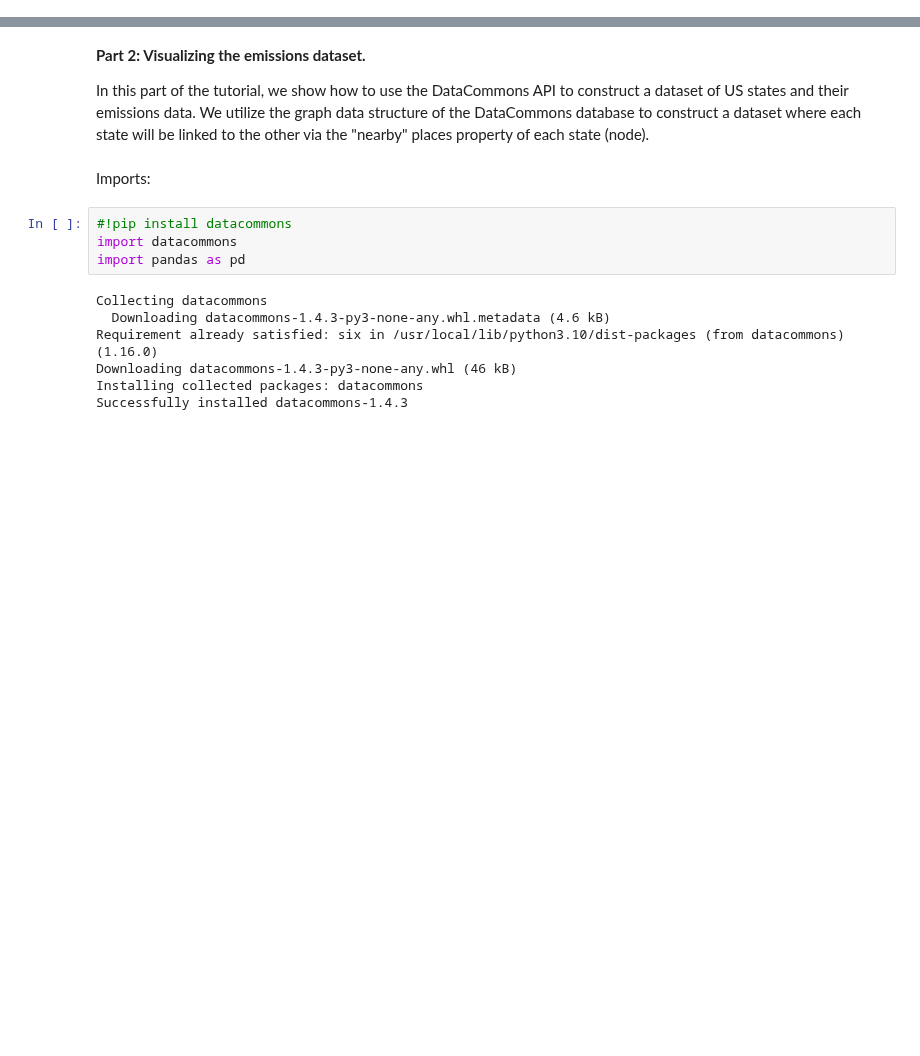
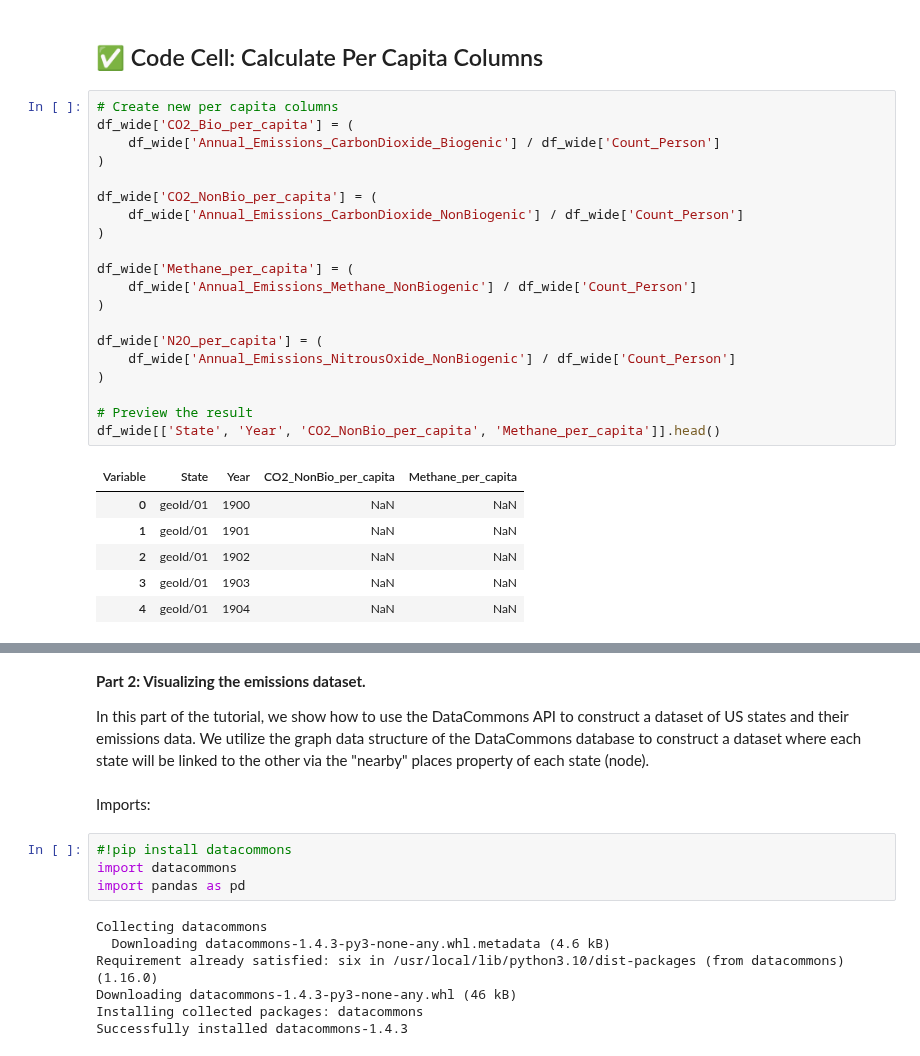
Before and after one commit to Nastiiasaenko/Data-Commons-, a Jupyter notebook: 02_environmental_exploration.ipynb, the cells around one changed output, grey strips where cells are left out. Cells and saved outputs as stored; diff of their text form; blank space fills up the shorter version.

```diff
--- a/02_environmental_exploration.ipynb
+++ b/02_environmental_exploration.ipynb
@@ -33,0 +281,29 @@ In this notebook, we’ll move beyond individual API calls and build a **multi-d
+# %% [markdown]
+## ✅ Code Cell: Calculate Per Capita Columns
+# %%
+# Create new per capita columns
+df_wide['CO2_Bio_per_capita'] = (
+    df_wide['Annual_Emissions_CarbonDioxide_Biogenic'] / df_wide['Count_Person']
+)
+
+df_wide['CO2_NonBio_per_capita'] = (
+    df_wide['Annual_Emissions_CarbonDioxide_NonBiogenic'] / df_wide['Count_Person']
+)
+
+df_wide['Methane_per_capita'] = (
+    df_wide['Annual_Emissions_Methane_NonBiogenic'] / df_wide['Count_Person']
+)
+
+df_wide['N2O_per_capita'] = (
+    df_wide['Annual_Emissions_NitrousOxide_NonBiogenic'] / df_wide['Count_Person']
+)
+
+# Preview the result
+df_wide[['State', 'Year', 'CO2_NonBio_per_capita', 'Methane_per_capita']].head()
+# %% [output]
+| Variable | State | Year | CO2_NonBio_per_capita | Methane_per_capita |
+| 0 | geoId/01 | 1900 | NaN | NaN |
+| 1 | geoId/01 | 1901 | NaN | NaN |
+| 2 | geoId/01 | 1902 | NaN | NaN |
+| 3 | geoId/01 | 1903 | NaN | NaN |
+| 4 | geoId/01 | 1904 | NaN | NaN |
```
Also changed, not shown: parts of 30 cells of this notebook.
